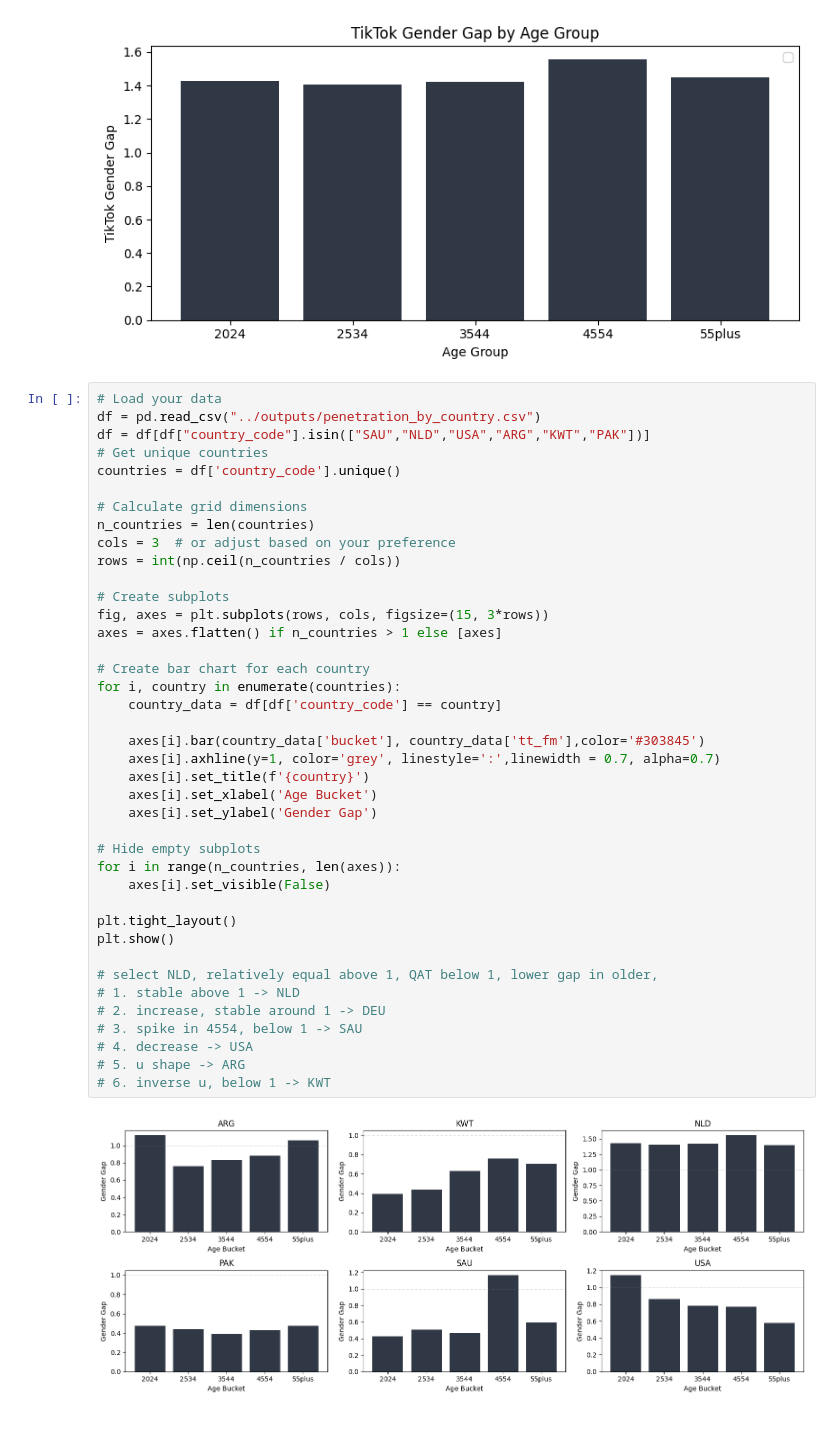
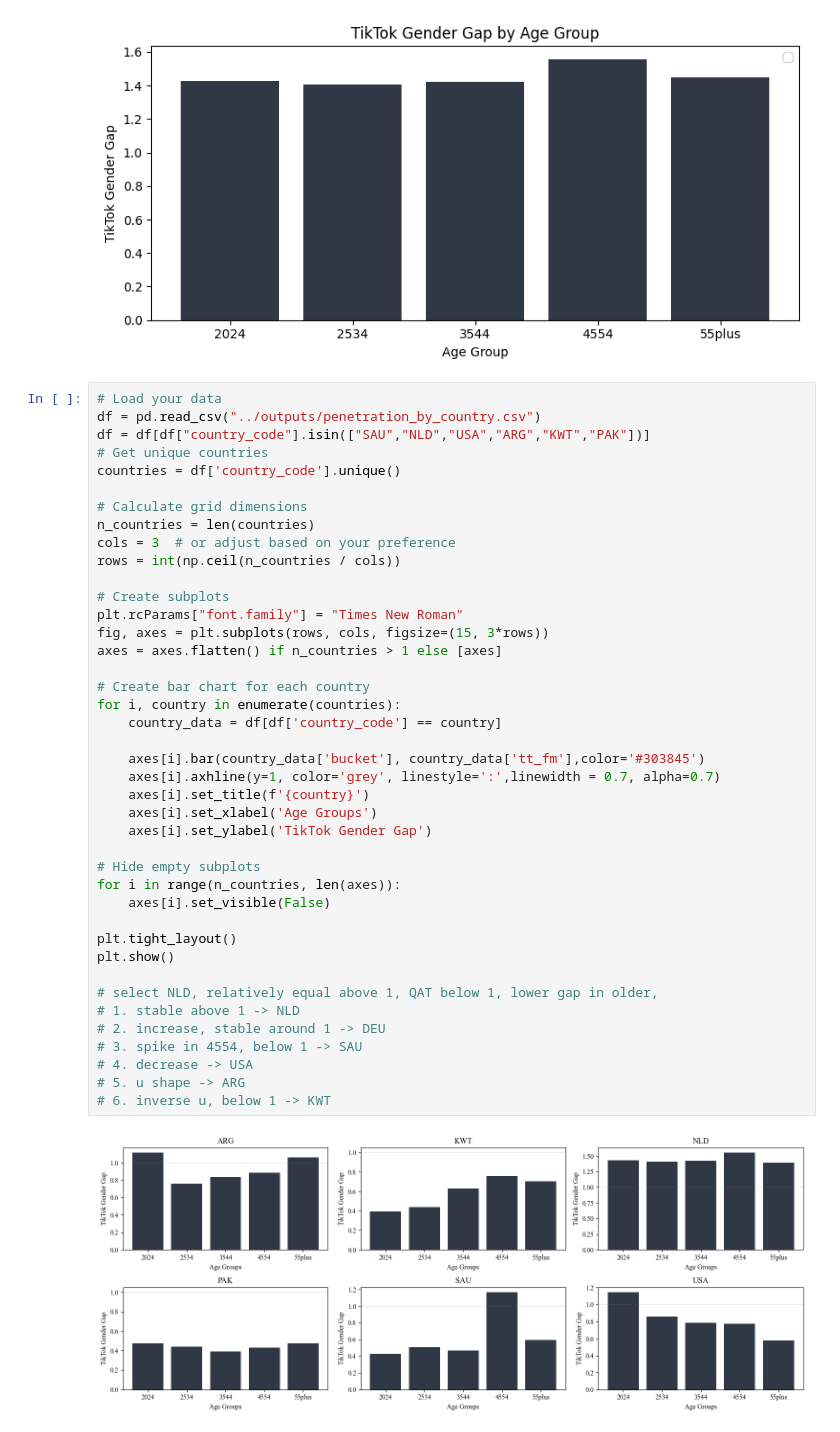
Before and after one commit to hschwed/PDSAI, a Jupyter notebook: poster_input/analyses.ipynb, the cells around one changed output. Cells and saved outputs as stored; diff of their text form.

```diff
--- a/poster_input/analyses.ipynb
+++ b/poster_input/analyses.ipynb
@@ -407,33 +420,34 @@ n_countries = len(countries)
 cols = 3  # or adjust based on your preference
 rows = int(np.ceil(n_countries / cols))
 
 # Create subplots
+plt.rcParams["font.family"] = "Times New Roman"
 fig, axes = plt.subplots(rows, cols, figsize=(15, 3*rows))
 axes = axes.flatten() if n_countries > 1 else [axes]
 
 # Create bar chart for each country
 for i, country in enumerate(countries):
     country_data = df[df['country_code'] == country]
 
     axes[i].bar(country_data['bucket'], country_data['tt_fm'],color='#303845')
     axes[i].axhline(y=1, color='grey', linestyle=':',linewidth = 0.7, alpha=0.7)
     axes[i].set_title(f'{country}')
-    axes[i].set_xlabel('Age Bucket')
-    axes[i].set_ylabel('Gender Gap')
+    axes[i].set_xlabel('Age Groups')
+    axes[i].set_ylabel('TikTok Gender Gap')
 
 # Hide empty subplots
 for i in range(n_countries, len(axes)):
     axes[i].set_visible(False)
 
 plt.tight_layout()
 plt.show()
 
 # select NLD, relatively equal above 1, QAT below 1, lower gap in older,
 # 1. stable above 1 -> NLD
 # 2. increase, stable around 1 -> DEU
 # 3. spike in 4554, below 1 -> SAU
 # 4. decrease -> USA
 # 5. u shape -> ARG
 # 6. inverse u, below 1 -> KWT
 # %% [output]
-[figure, old version]
+[figure, new version]
```
Also changed, not shown: parts of 2 cells of this notebook, 5 other files.
